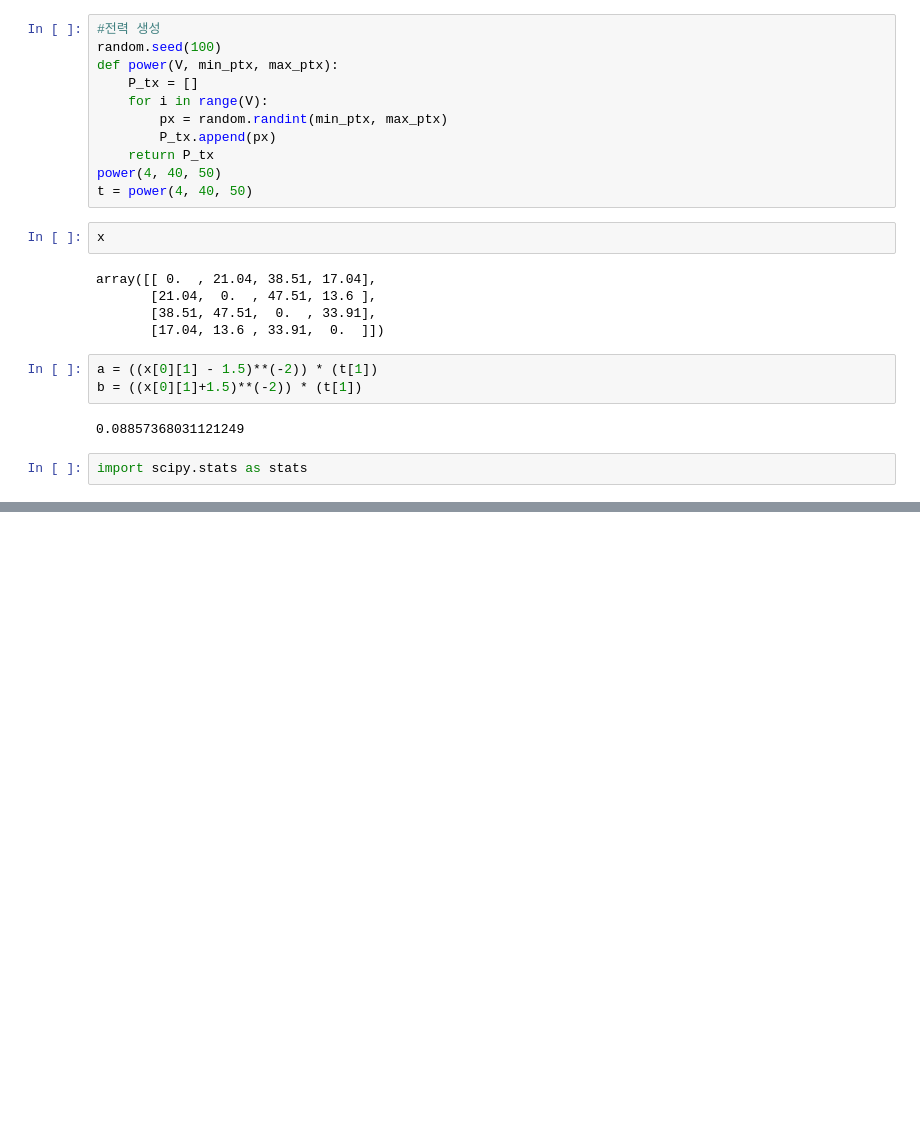
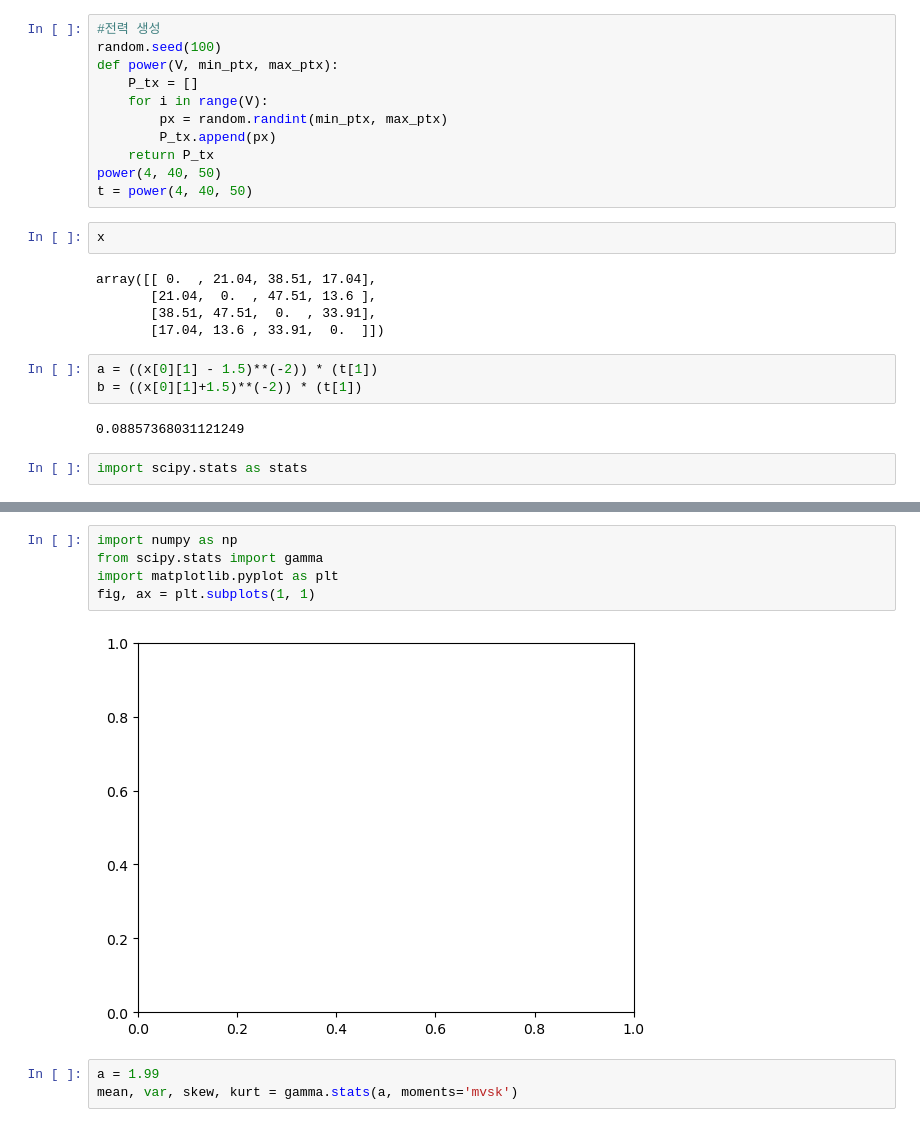
Before and after one commit to noranghi/postmac, a Jupyter notebook: one.ipynb, the cells around one changed output, grey strips where cells are left out. Drawn from its saved outputs; the diff is of its cells as text; blank space fills up the shorter version.

```diff
--- a/one.ipynb
+++ b/one.ipynb
@@ -103,0 +232,10 @@ import scipy.stats as stats
+# %%
+import numpy as np
+from scipy.stats import gamma
+import matplotlib.pyplot as plt
+fig, ax = plt.subplots(1, 1)
+# %% [output]
+[figure, added]
+# %%
+a = 1.99
+mean, var, skew, kurt = gamma.stats(a, moments='mvsk')
```
Also changed, not shown: parts of 32 cells of this notebook, 1 other file.
